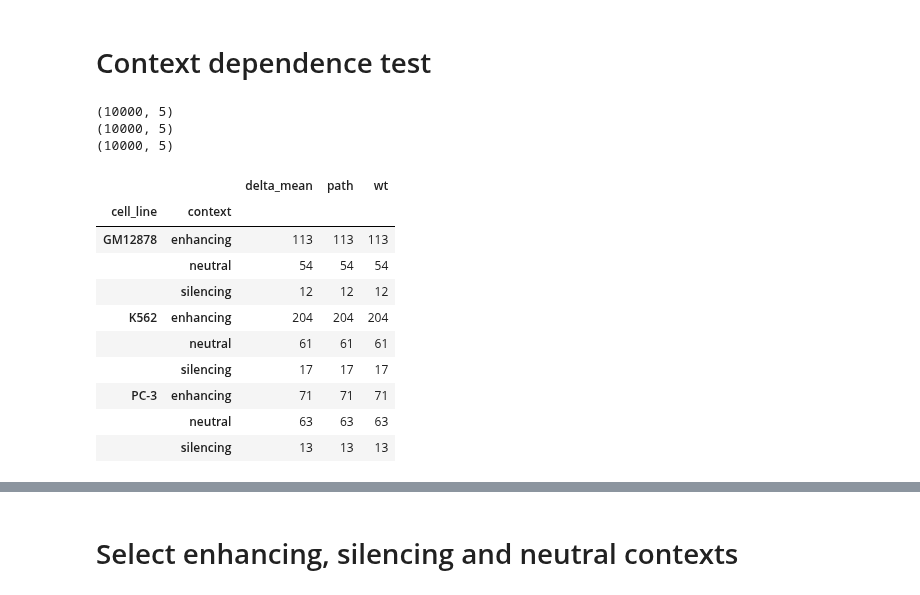
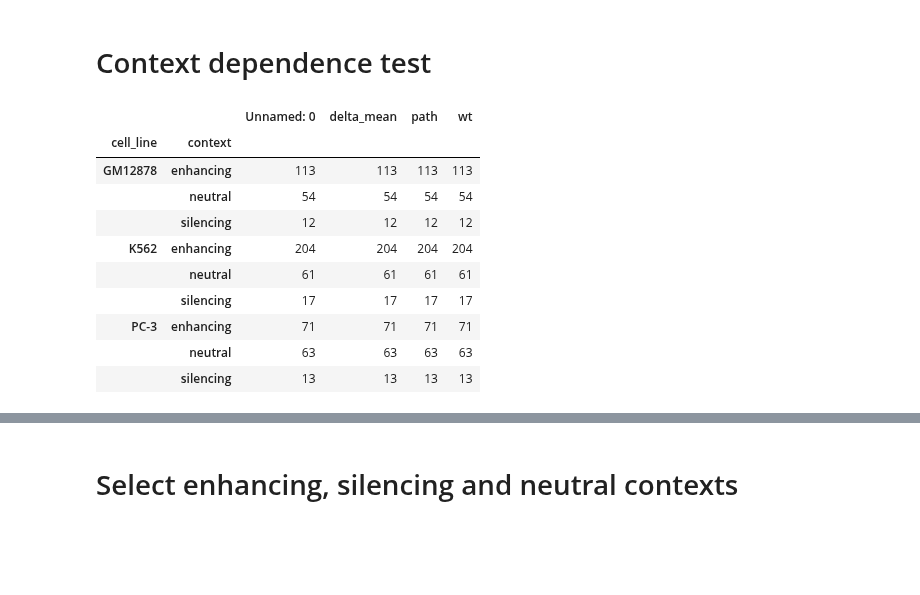
Before and after one commit to p-koo/creme-nn, a Jupyter notebook: figures/Borzoi.ipynb, the cells around one changed output, grey strips where cells are left out. Saved outputs shown, nothing was run; the diff lists cells and outputs as text; code cells hidden in the pictures; blank space fills up the shorter version.

```diff
--- a/figures/Borzoi.ipynb
+++ b/figures/Borzoi.ipynb
@@ -81,41 +59,2 @@ plt.tight_layout()
 # %% [markdown]
 # Context dependence test
-# %%
-model_name = 'borzoi'
-threshold_enh, threshold_neu, threshold_sil = 0.9, 0.05, -0.2
-
-res = []
-for i, c in enumerate(cell_lines):
-    deltas = []
-    wt_means = []
-    seq_ids = []
-    selected_tss = pd.read_csv(glob.glob(f'../results/summary_csvs/borzoi/*_{c}*selected_genes.csv')[0])
-    for _, row in selected_tss.iterrows():
-        path = f'../results/context_dependence_test_5/{model_name}/{utils.get_summary(row)}.pickle'
-        context_res = utils.read_pickle(path)
-        tss_activity = utils.read_pickle(f'../results/gencode_tss_predictions//{model_name}/{utils.get_summary(row)}.pickle')
-
-        wt = ((tss_activity.mean(axis=0).sum(axis=-2) / 2))[:, cell_line_info[c]['output']].sum(axis=-1)
-        mut = ((context_res['mut'].mean(axis=0).sum(axis=-2) / 2))[:, cell_line_info[c]['output']].sum(axis=-1)
-        delta_per_model = (wt - mut) / wt
-        deltas.append(delta_per_model.mean())
-        wt_means.append(wt.mean())
-        seq_ids.append(path)
-
-
-    df = pd.DataFrame([deltas, seq_ids]).T
-    df.columns = ['delta_mean', 'path']
-    df['wt'] = wt_means
-    df['context'] = [v for v in pd.cut(df['delta_mean'],
-                                       [df['delta_mean'].min()-1, threshold_sil, -threshold_neu, threshold_neu, threshold_enh, df['delta_mean'].max()+1],
-                           labels=['silencing', 'other1', 'neutral', 'other', 'enhancing']).values]
-    df['cell_line'] = c.split()[0]
-
-    print(df.shape)
-    res.append(df)
-
-res = pd.concat(res)
-# %% [output]
-(10000, 5)
-(10000, 5)
-(10000, 5)
@@ -124,14 +60,0 @@ selected_contexts = res[[True if c in ['enhancing', 'neutral', 'silencing'] else
-# %%
-selected_contexts.groupby(['cell_line', 'context']).count()
-# %% [output]
-|  |  | delta_mean | path | wt |
-| cell_line | context |  |  |  |
-| GM12878 | enhancing | 113 | 113 | 113 |
-|  | neutral | 54 | 54 | 54 |
-|  | silencing | 12 | 12 | 12 |
-| K562 | enhancing | 204 | 204 | 204 |
-|  | neutral | 61 | 61 | 61 |
-|  | silencing | 17 | 17 | 17 |
-| PC-3 | enhancing | 71 | 71 | 71 |
-|  | neutral | 63 | 63 | 63 |
-|  | silencing | 13 | 13 | 13 |
@@ -141,3 +61,21 @@ for cell_line, df in selected_contexts.groupby('cell_line'):
+# %%
+res = pd.read_csv(f'{summary_csvs}/context_dependence_test.csv')
+selected_contexts = res[[True if c in ['enhancing', 'neutral', 'silencing'] else False for c in res['context']]]
+for cell_line, df in selected_contexts.groupby('cell_line'):
+    df.to_csv(f'../results/summary_csvs/borzoi/{cell_line}_selected_contexts.csv')
+selected_contexts.groupby(['cell_line', 'context']).count()
+# %% [output]
+|  |  | Unnamed: 0 | delta_mean | path | wt |
+| cell_line | context |  |  |  |  |
+| GM12878 | enhancing | 113 | 113 | 113 | 113 |
+|  | neutral | 54 | 54 | 54 | 54 |
+|  | silencing | 12 | 12 | 12 | 12 |
+| K562 | enhancing | 204 | 204 | 204 | 204 |
+|  | neutral | 61 | 61 | 61 | 61 |
+|  | silencing | 17 | 17 | 17 | 17 |
+| PC-3 | enhancing | 71 | 71 | 71 | 71 |
+|  | neutral | 63 | 63 | 63 | 63 |
+|  | silencing | 13 | 13 | 13 | 13 |
 # %%
 sns.set(font_scale = 1.1)
 sns.set_style(style='white')
```
Also changed, not shown: parts of 19 cells of this notebook, 1 other file.
